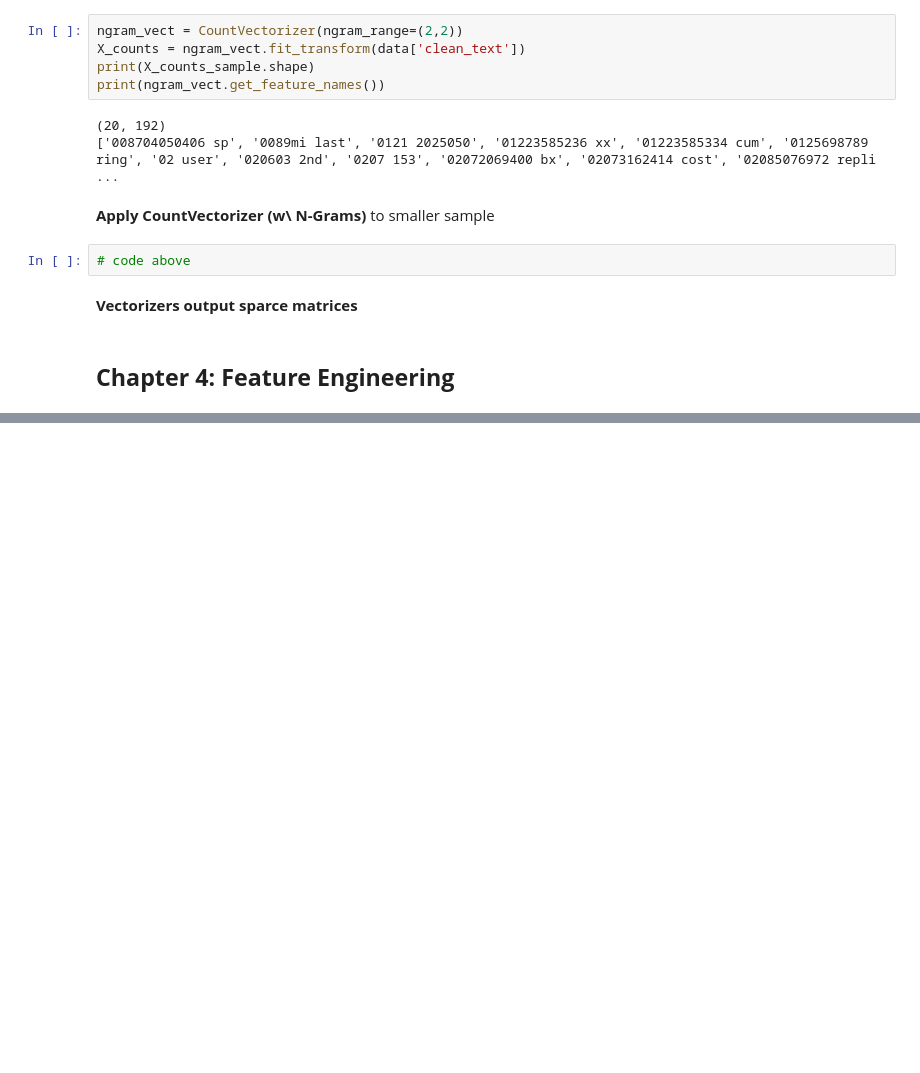
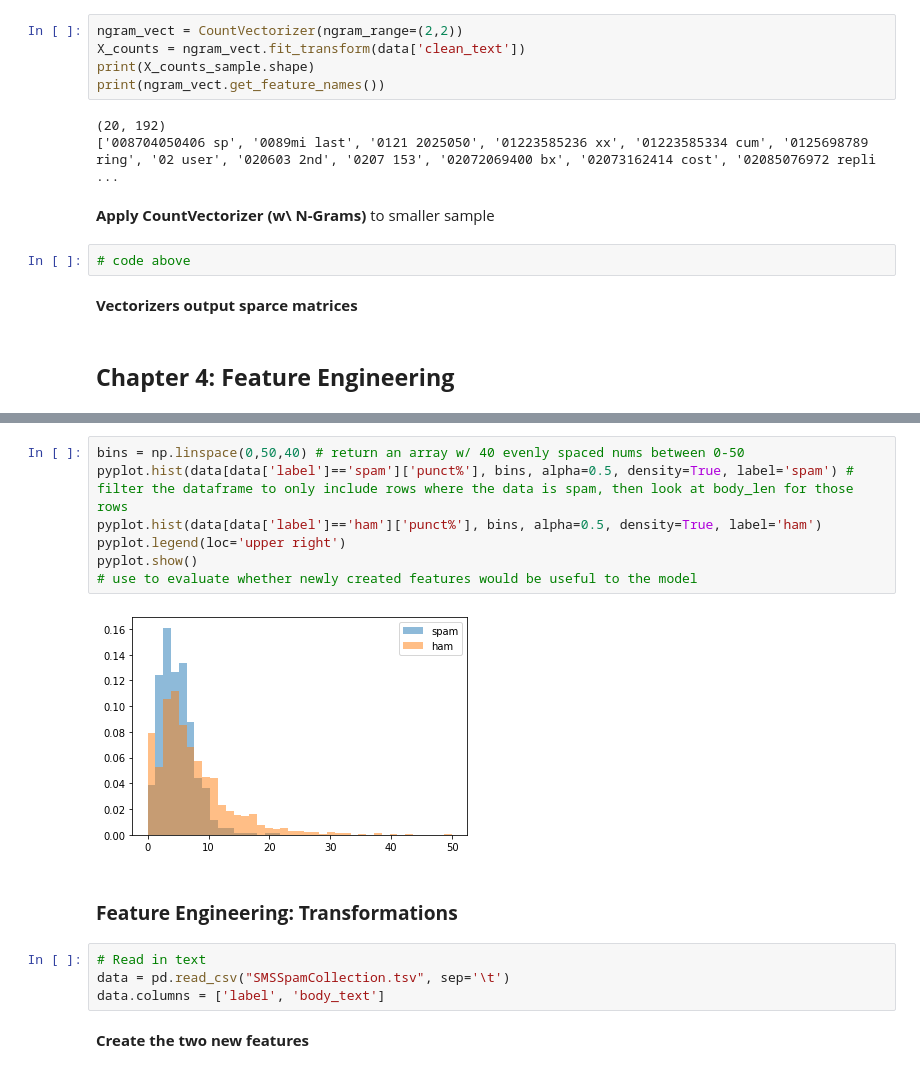
Before and after one commit to valin242/linkedIn_learning, a Jupyter notebook: nlp_w_python_for_ML_essential_training/nlp_esssentials_cont.ipynb, the cells around one changed output, grey strips where cells are left out. Saved outputs shown, nothing was run; the diff lists cells and outputs as text; blank space fills up the shorter version.

```diff
--- a/nlp_w_python_for_ML_essential_training/nlp_esssentials_cont.ipynb
+++ b/nlp_w_python_for_ML_essential_training/nlp_esssentials_cont.ipynb
@@ -775,0 +824,17 @@ print(ngram_vect.get_feature_names())
+# %%
+bins = np.linspace(0,50,40) # return an array w/ 40 evenly spaced nums between 0-50
+pyplot.hist(data[data['label']=='spam']['punct%'], bins, alpha=0.5, density=True, label='spam') # filter the dataframe to only include rows where the data is spam, then look at body_len for those rows
+pyplot.hist(data[data['label']=='ham']['punct%'], bins, alpha=0.5, density=True, label='ham')
+pyplot.legend(loc='upper right')
+pyplot.show()
+# use to evaluate whether newly created features would be useful to the model
+# %% [output]
+[figure, added]
+# %% [markdown]
+### **Feature Engineering: Transformations**
+# %%
+# Read in text
+data = pd.read_csv("SMSSpamCollection.tsv", sep='\t')
+data.columns = ['label', 'body_text']
+# %% [markdown]
+**Create the two new features**
```
Also changed, not shown: parts of 14 cells of this notebook.
